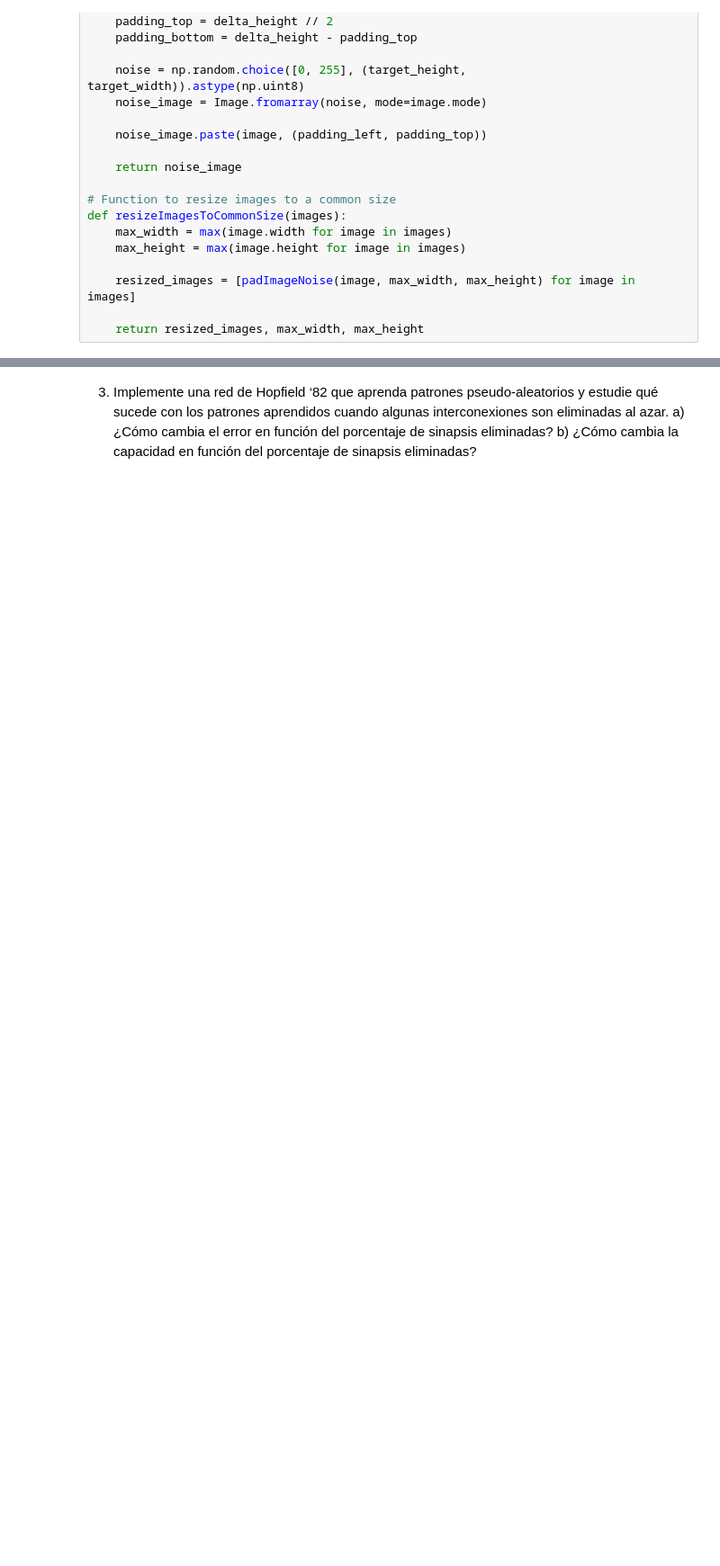
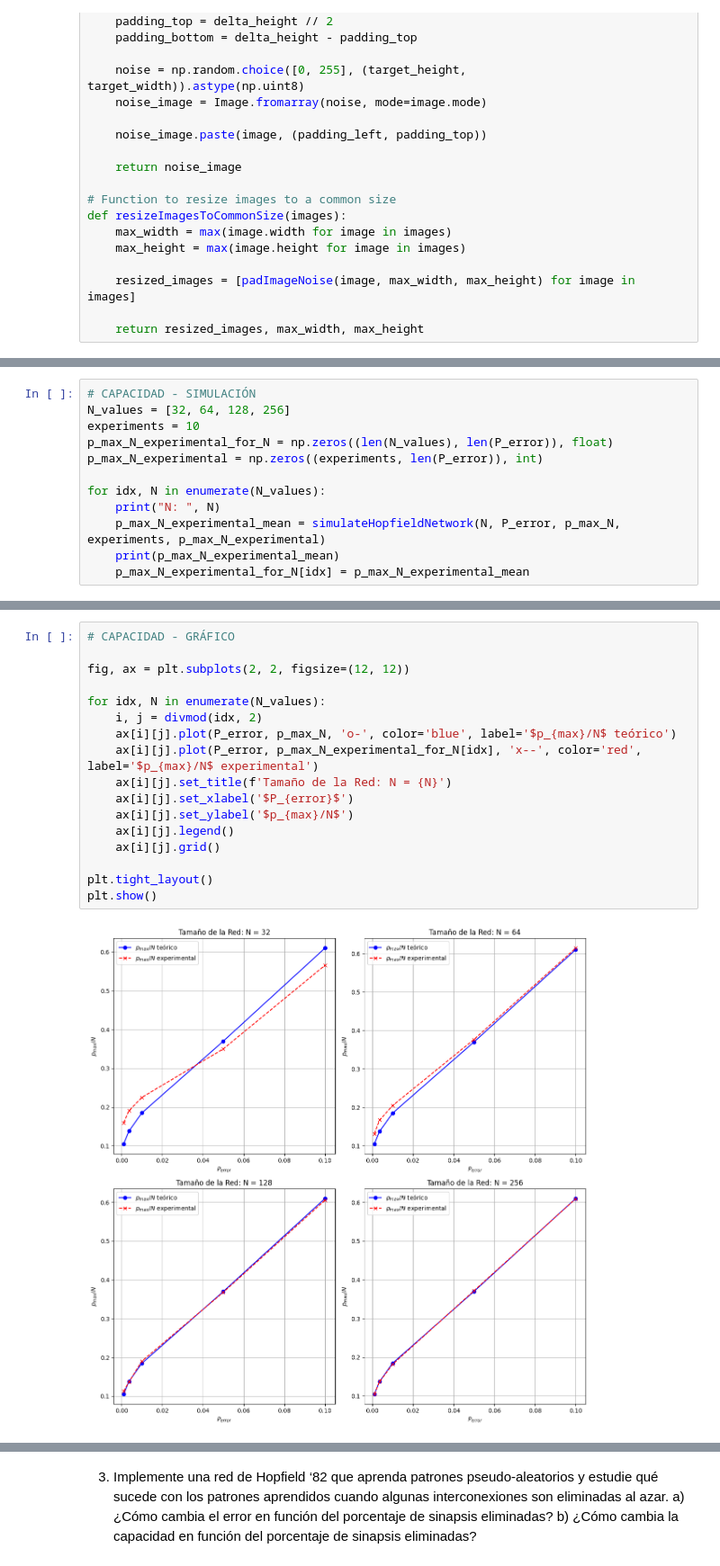
Before and after one commit to lburdman/RedesNeuronales, a Jupyter notebook: TP2/TP2.ipynb, the cells around one changed output, grey strips where cells are left out. Shown at 90% size. Drawn from its saved outputs; the diff is of its cells as text; blank space fills up the shorter version.

```diff
--- a/TP2/TP2.ipynb
+++ b/TP2/TP2.ipynb
@@ -603,0 +541,12 @@ plt.show()
+# %%
+# CAPACIDAD - SIMULACIÓN
+N_values = [32, 64, 128, 256]
+experiments = 10
+p_max_N_experimental_for_N = np.zeros((len(N_values), len(P_error)), float)
+p_max_N_experimental = np.zeros((experiments, len(P_error)), int)
+
+for idx, N in enumerate(N_values):
+    print("N: ", N)
+    p_max_N_experimental_mean = simulateHopfieldNetwork(N, P_error, p_max_N, experiments, p_max_N_experimental)
+    print(p_max_N_experimental_mean)
+    p_max_N_experimental_for_N[idx] = p_max_N_experimental_mean
@@ -603,0 +562,19 @@ plt.show()
+# %%
+# CAPACIDAD - GRÁFICO
+
+fig, ax = plt.subplots(2, 2, figsize=(12, 12))
+
+for idx, N in enumerate(N_values):
+    i, j = divmod(idx, 2)
+    ax[i][j].plot(P_error, p_max_N, 'o-', color='blue', label='$p_{max}/N$ teórico')
+    ax[i][j].plot(P_error, p_max_N_experimental_for_N[idx], 'x--', color='red', label='$p_{max}/N$ experimental')
+    ax[i][j].set_title(f'Tamaño de la Red: N = {N}')
+    ax[i][j].set_xlabel('$P_{error}$')
+    ax[i][j].set_ylabel('$p_{max}/N$')
+    ax[i][j].legend()
+    ax[i][j].grid()
+
+plt.tight_layout()
+plt.show()
+# %% [output]
+[figure, added]
```
Also changed, not shown: parts of 22 cells of this notebook, 4 other files.
